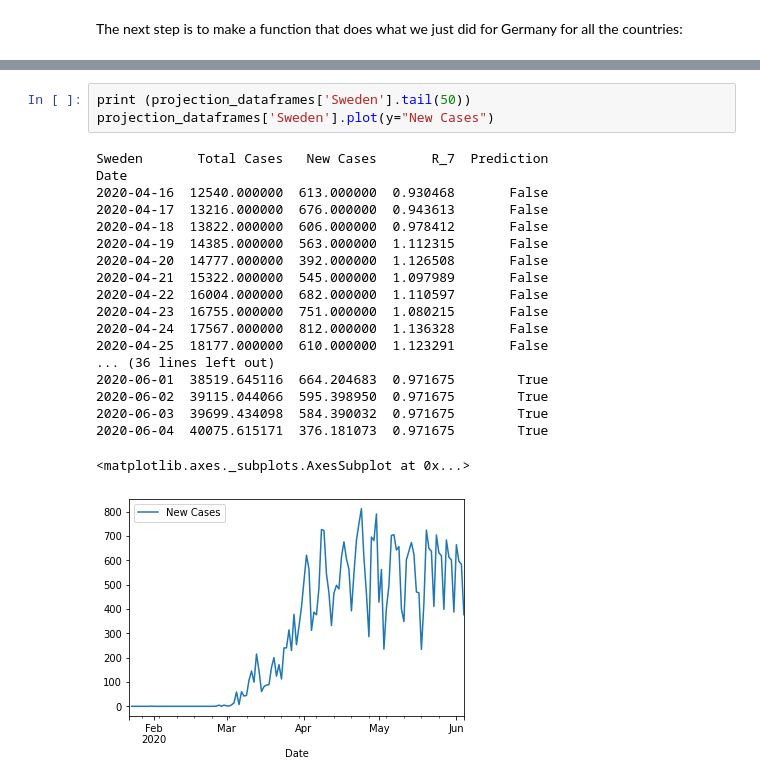
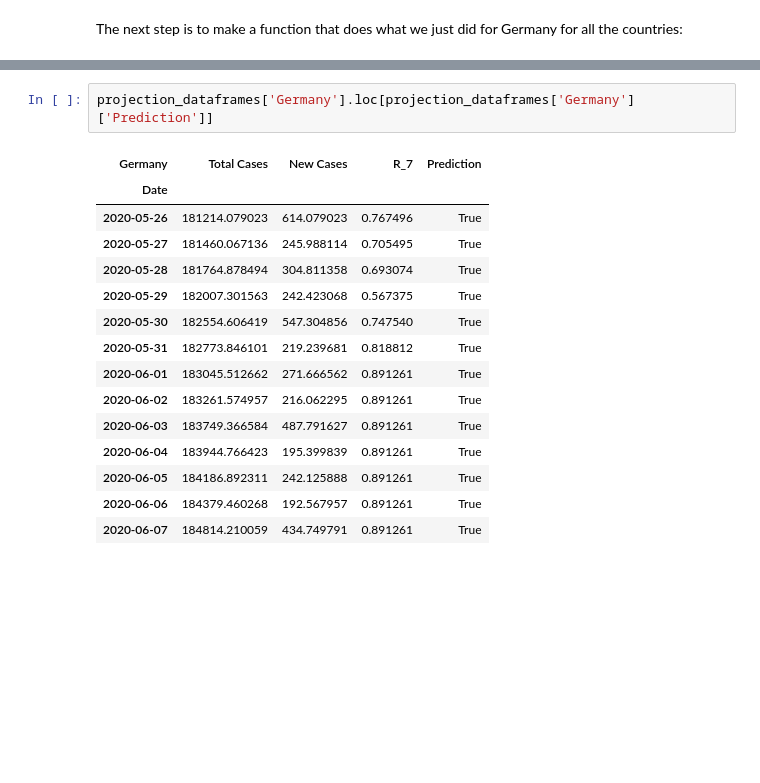
Before and after one commit to rechavar/pyCovid_TechLabsProj, a Jupyter notebook: TechLabs__finalProject.ipynb, the cells around one changed output, grey strips where cells are left out. Drawn from its saved outputs; the diff is of its cells as text; blank space fills up the shorter version.

```diff
--- a/TechLabs__finalProject.ipynb
+++ b/TechLabs__finalProject.ipynb
@@ -400,23 +358,18 @@ projection_dataframes['Global'].tail(20)
-# %%
-print (projection_dataframes['Sweden'].tail(50))
-projection_dataframes['Sweden'].plot(y="New Cases")
-# %% [output]
-Sweden       Total Cases   New Cases       R_7  Prediction
-Date
-2020-04-16  12540.000000  613.000000  0.930468       False
-2020-04-17  13216.000000  676.000000  0.943613       False
-2020-04-18  13822.000000  606.000000  0.978412       False
-2020-04-19  14385.000000  563.000000  1.112315       False
-2020-04-20  14777.000000  392.000000  1.126508       False
-2020-04-21  15322.000000  545.000000  1.097989       False
-2020-04-22  16004.000000  682.000000  1.110597       False
-2020-04-23  16755.000000  751.000000  1.080215       False
-2020-04-24  17567.000000  812.000000  1.136328       False
-2020-04-25  18177.000000  610.000000  1.123291       False
-... (36 lines left out)
-2020-06-01  38519.645116  664.204683  0.971675        True
-2020-06-02  39115.044066  595.398950  0.971675        True
-2020-06-03  39699.434098  584.390032  0.971675        True
-2020-06-04  40075.615171  376.181073  0.971675        True
-<matplotlib.axes._subplots.AxesSubplot at 0x...>
-[figure, removed]
+# %%
+projection_dataframes['Germany'].loc[projection_dataframes['Germany']['Prediction']]
+# %% [output]
+| Germany | Total Cases | New Cases | R_7 | Prediction |
+| Date |  |  |  |  |
+| 2020-05-26 | 181214.079023 | 614.079023 | 0.767496 | True |
+| 2020-05-27 | 181460.067136 | 245.988114 | 0.705495 | True |
+| 2020-05-28 | 181764.878494 | 304.811358 | 0.693074 | True |
+| 2020-05-29 | 182007.301563 | 242.423068 | 0.567375 | True |
+| 2020-05-30 | 182554.606419 | 547.304856 | 0.747540 | True |
+| 2020-05-31 | 182773.846101 | 219.239681 | 0.818812 | True |
+| 2020-06-01 | 183045.512662 | 271.666562 | 0.891261 | True |
+| 2020-06-02 | 183261.574957 | 216.062295 | 0.891261 | True |
+| 2020-06-03 | 183749.366584 | 487.791627 | 0.891261 | True |
+| 2020-06-04 | 183944.766423 | 195.399839 | 0.891261 | True |
+| 2020-06-05 | 184186.892311 | 242.125888 | 0.891261 | True |
+| 2020-06-06 | 184379.460268 | 192.567957 | 0.891261 | True |
+| 2020-06-07 | 184814.210059 | 434.749791 | 0.891261 | True |
```
Also changed, not shown: parts of 16 cells of this notebook.
